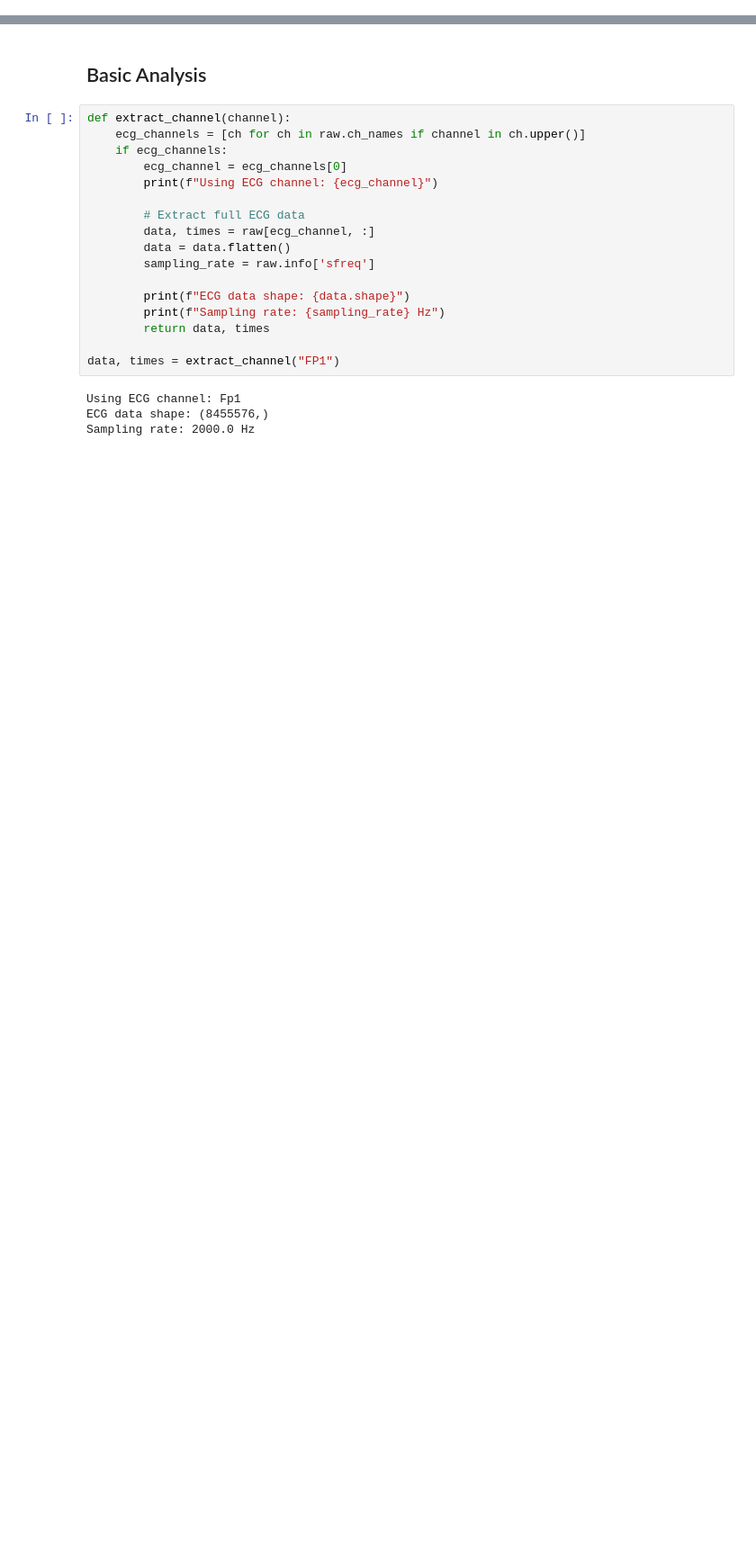
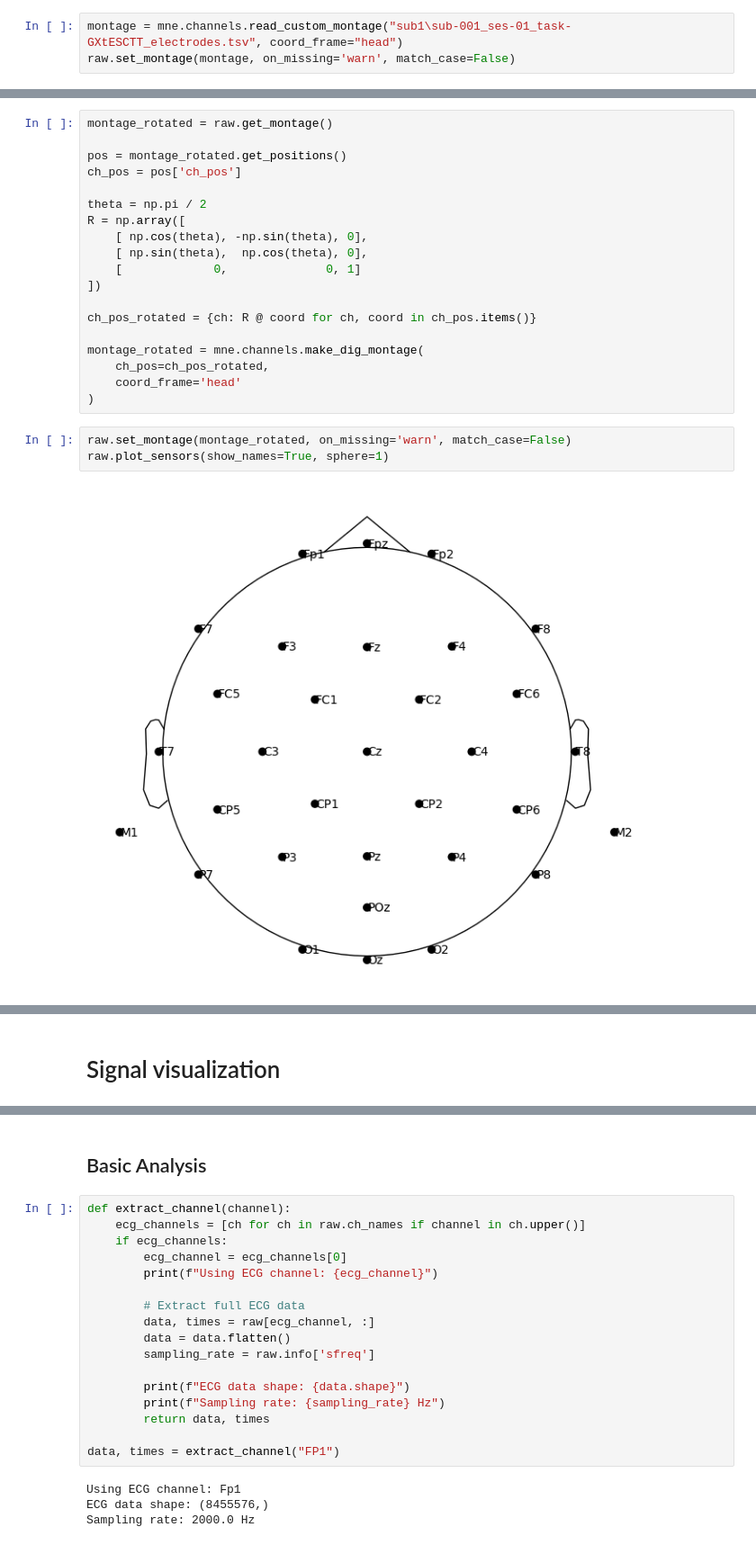
Before and after one commit to Jose-Alves-Neto/GX_tES_Dataset_Experiment, a Jupyter notebook: signal_analysis.ipynb, the cells around one changed output, grey strips where cells are left out. Shown at 90% size. Saved outputs shown, nothing was run; the diff lists cells and outputs as text; blank space fills up the shorter version.

```diff
--- a/signal_analysis.ipynb
+++ b/signal_analysis.ipynb
@@ -15,0 +48,3 @@ Reading 0 ... 8455575  =      0.000 ...  4227.788 secs...
+# %%
+montage = mne.channels.read_custom_montage("sub1\sub-001_ses-01_task-GXtESCTT_electrodes.tsv", coord_frame="head")
+raw.set_montage(montage, on_missing='warn', match_case=False)
@@ -15,0 +68,24 @@ Reading 0 ... 8455575  =      0.000 ...  4227.788 secs...
+# %%
+montage_rotated = raw.get_montage()
+
+pos = montage_rotated.get_positions()
+ch_pos = pos['ch_pos']
+
+theta = np.pi / 2
+R = np.array([
+    [ np.cos(theta), -np.sin(theta), 0],
+    [ np.sin(theta),  np.cos(theta), 0],
+    [             0,              0, 1]
+])
+
+ch_pos_rotated = {ch: R @ coord for ch, coord in ch_pos.items()}
+
+montage_rotated = mne.channels.make_dig_montage(
+    ch_pos=ch_pos_rotated,
+    coord_frame='head'
+)
+# %%
+raw.set_montage(montage_rotated, on_missing='warn', match_case=False)
+raw.plot_sensors(show_names=True, sphere=1)
+# %% [output]
+[figure, added]
@@ -15,0 +93,2 @@ Reading 0 ... 8455575  =      0.000 ...  4227.788 secs...
+# %% [markdown]
+# Signal visualization
```
Also changed, not shown: parts of 50 cells of this notebook.
